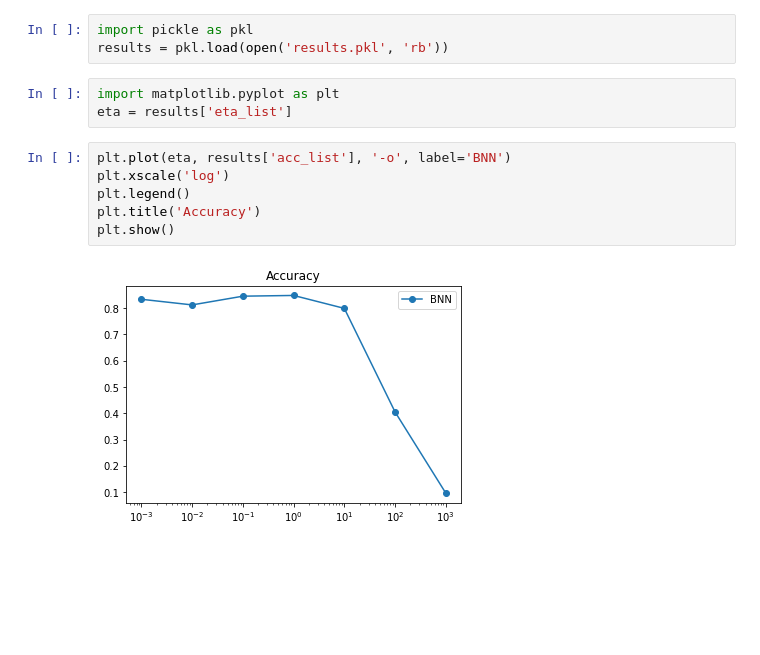
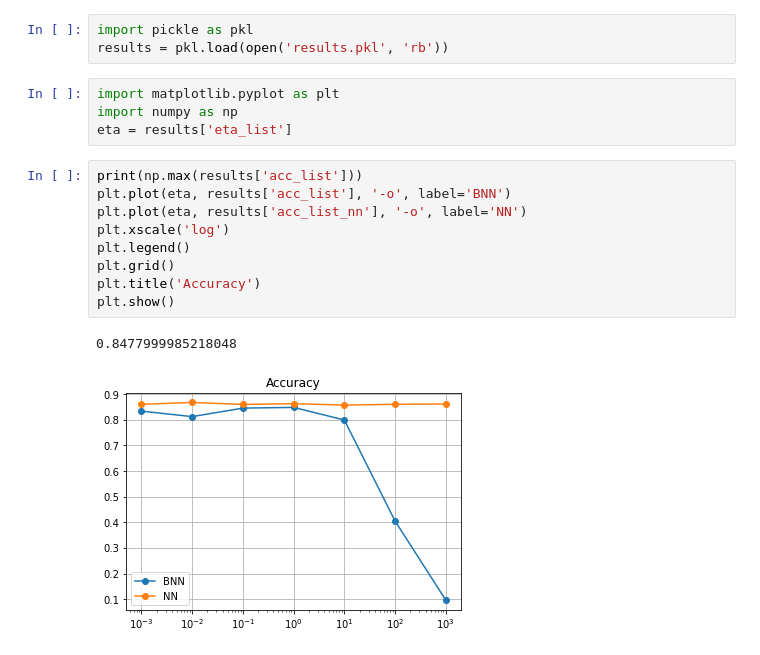
Before and after one commit to THuix/bnn_bbb, a Jupyter notebook: exps/resnet/resnet.ipynb, the cells around one changed output. Drawn from its saved outputs; the diff is of its cells as text; blank space fills up the shorter version.

```diff
--- a/exps/resnet/resnet.ipynb
+++ b/exps/resnet/resnet.ipynb
@@ -119,12 +119,17 @@ import pickle as pkl
 results = pkl.load(open('results.pkl', 'rb'))
 # %%
 import matplotlib.pyplot as plt
+import numpy as np
 eta = results['eta_list']
 # %%
+print(np.max(results['acc_list']))
 plt.plot(eta, results['acc_list'], '-o', label='BNN')
+plt.plot(eta, results['acc_list_nn'], '-o', label='NN')
 plt.xscale('log')
 plt.legend()
+plt.grid()
 plt.title('Accuracy')
 plt.show()
 # %% [output]
+0.8477999985218048
-[figure, old version]
+[figure, new version]
```
Also changed, not shown: parts of 2 cells of this notebook, 3 other files.
